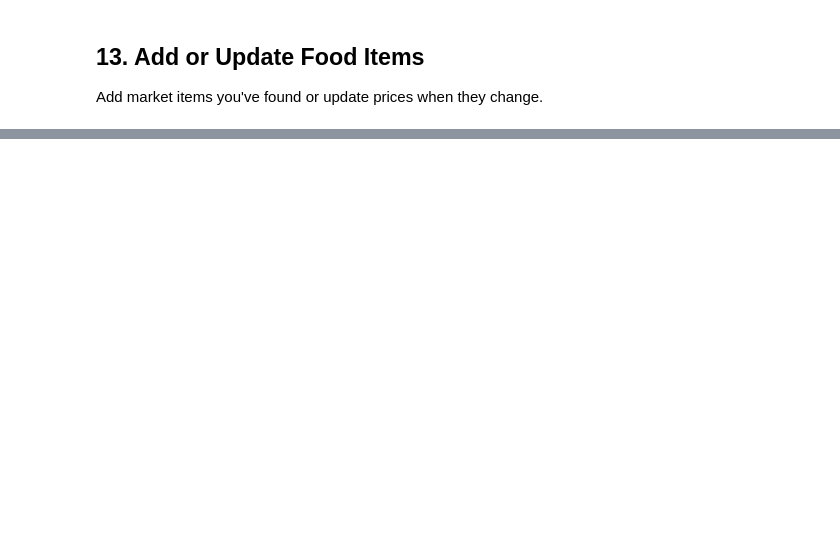
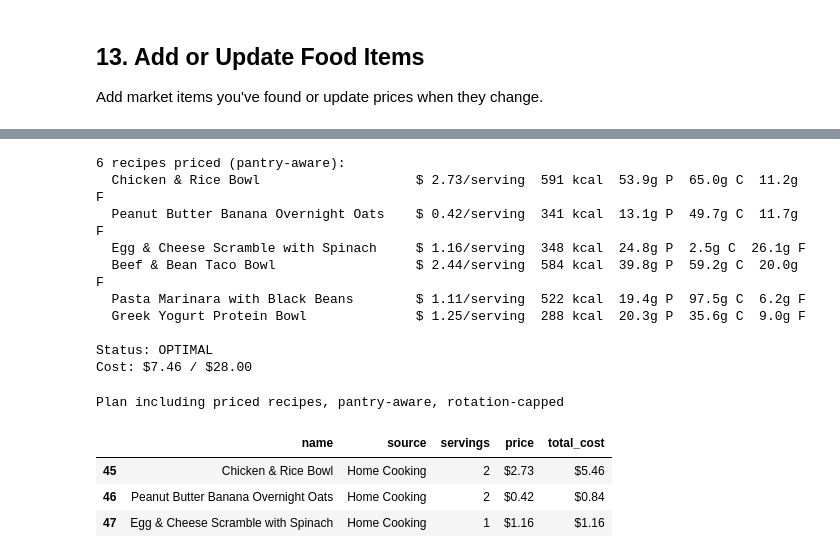
Before and after one commit to RamiAbukhater/Macro-Optimizer, a Jupyter notebook: ucsd_macro_optimizer.ipynb, the cells around one changed output, grey strips where cells are left out. Cells and saved outputs as stored; diff of their text form; code cells hidden in the pictures; blank space fills up the shorter version.

```diff
--- a/ucsd_macro_optimizer.ipynb
+++ b/ucsd_macro_optimizer.ipynb
@@ -1299,0 +907,56 @@ print(f'Current database: {len(df)} items')
+# %%
+from macro_optimizer import (
+    load_food_db, recipe_food_items, Pantry, PickHistory, run_optimizer,
+)
+
+# What's already in the kitchen. Recipes that lean on these price out
+# cheaper, or free, without their macros changing at all.
+pantry = Pantry()
+pantry.add('white_rice_dry', 400)   # roughly 1.5 recipe-servings worth on hand
+pantry.add('egg', 6)
+
+recipe_items = recipe_food_items(pantry=pantry)
+print(f'{len(recipe_items)} recipes priced (pantry-aware):')
+for item in recipe_items:
+    print(f"  {item.name:<38} ${item.price:5.2f}/serving  "
+          f"{item.calories:.0f} kcal  {item.protein:.1f}g P  {item.carbs:.1f}g C  {item.fat:.1f}g F")
+
+# Fold the priced recipes in as more candidates for the same optimizer.
+recipe_df = load_food_db(extra_items=recipe_items)
+
+# Anti-repetition guard: pretend the Premier Protein Shake got picked
+# 3 days running. Without a rotation cap the optimizer would happily pick
+# it again, it genuinely is the best protein-per-dollar item in the db.
+history = PickHistory()
+for _ in range(3):
+    history.add_pick('Premier Protein Shake, Chocolate (11.5 oz)')
+
+recipe_plan_df, recipe_summary = run_optimizer(
+    recipe_df, GOALS, BUDGET_CAP, filters=FILTERS,
+    history=history, recency_window_days=7,
+    recency_penalty_weight=1.0, rotation_cap=3,
+    verbose=True,
+)
+
+print()
+print(f"Status: {'OPTIMAL' if recipe_summary['feasible'] else 'BEST-EFFORT'}")
+print(f"Cost: ${recipe_summary['achieved']['cost']:.2f} / ${BUDGET_CAP:.2f}")
+display(recipe_plan_df[['name', 'source', 'servings', 'price', 'total_cost']]
+        .style.format({'price': '${:.2f}', 'total_cost': '${:.2f}'})
+        .set_caption('Plan including priced recipes, pantry-aware, rotation-capped'))
+# %% [output]
+6 recipes priced (pantry-aware):
+  Chicken & Rice Bowl                    $ 2.73/serving  591 kcal  53.9g P  65.0g C  11.2g F
+  Peanut Butter Banana Overnight Oats    $ 0.42/serving  341 kcal  13.1g P  49.7g C  11.7g F
+  Egg & Cheese Scramble with Spinach     $ 1.16/serving  348 kcal  24.8g P  2.5g C  26.1g F
+  Beef & Bean Taco Bowl                  $ 2.44/serving  584 kcal  39.8g P  59.2g C  20.0g F
+  Pasta Marinara with Black Beans        $ 1.11/serving  522 kcal  19.4g P  97.5g C  6.2g F
+  Greek Yogurt Protein Bowl              $ 1.25/serving  288 kcal  20.3g P  35.6g C  9.0g F
+
+Status: OPTIMAL
+Cost: $7.46 / $28.00
+Plan including priced recipes, pantry-aware, rotation-capped
+|  | name | source | servings | price | total_cost |
+| 45 | Chicken & Rice Bowl | Home Cooking | 2 | $2.73 | $5.46 |
+| 46 | Peanut Butter Banana Overnight Oats | Home Cooking | 2 | $0.42 | $0.84 |
+| 47 | Egg & Cheese Scramble with Spinach | Home Cooking | 1 | $1.16 | $1.16 |
```
Also changed, not shown: parts of 28 cells of this notebook, 44 other files.
